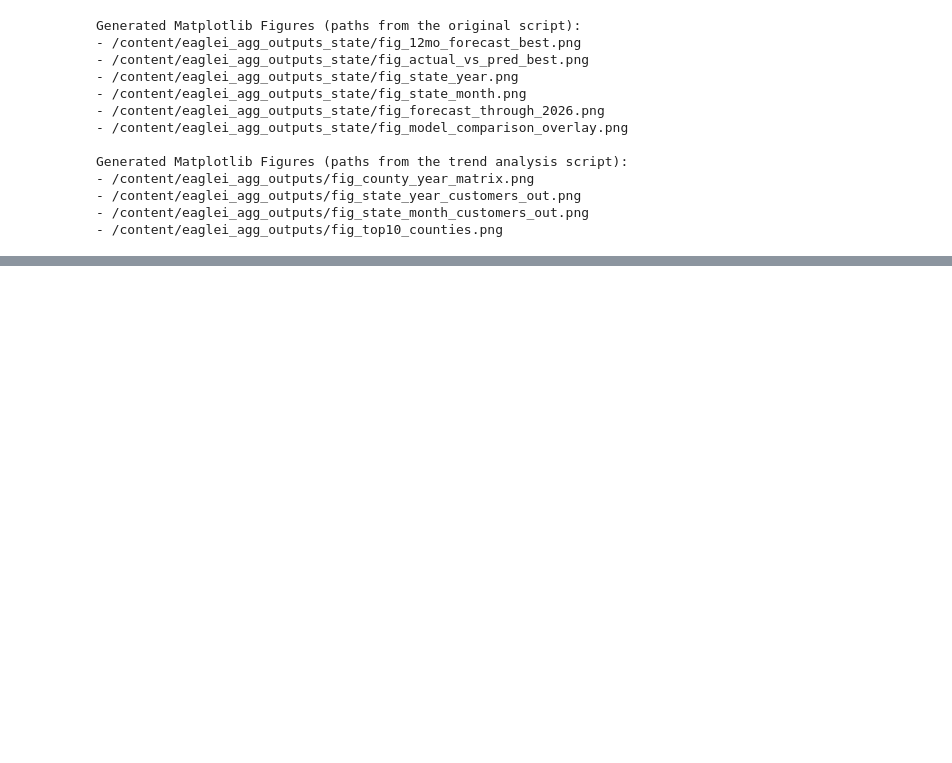
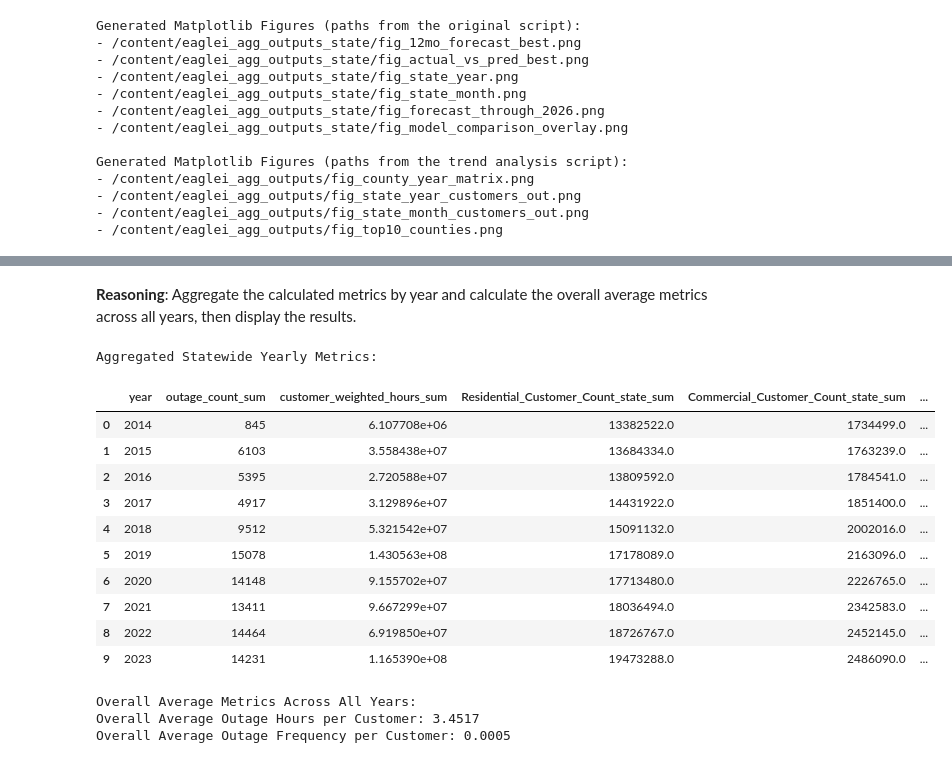
Before and after one commit to victorialovefranklin/Toward-Climate-Resilient-Energy-Systems, a Jupyter notebook: EAGLE_I_Aggregated_(Statewide)_Trends_Models_Forecast.ipynb, the cells around one changed output, grey strips where cells are left out. Saved outputs shown, nothing was run; the diff lists cells and outputs as text; code cells hidden in the pictures; blank space fills up the shorter version.

```diff
--- a/EAGLE_I_Aggregated_(Statewide)_Trends_Models_Forecast.ipynb
+++ b/EAGLE_I_Aggregated_(Statewide)_Trends_Models_Forecast.ipynb
@@ -1119,0 +1121,10 @@ Generated Matplotlib Figures (paths from the trend analysis script):
+# %%
+import pandas as pd
+
+eaglei_agg_df = pd.read_csv('/content/Eaglei_CA_Outages_Agg.csv')
+eia_territory_df = pd.read_csv('/content/EIA861_CA_Service_Territory_Cust.csv')
+eia_sales_df = pd.read_csv('/content/EIA861_CA_Sales_Cust.csv')
+
+display(eaglei_agg_df.head())
+display(eia_territory_df.head())
+display(eia_sales_df.head())
@@ -1119,0 +1453,20 @@ Generated Matplotlib Figures (paths from the trend analysis script):
+# %%
+import numpy as np
+
+# Calculate average outage hours per customer (handling division by zero)
+final_merged_state_df['avg_outage_hours_per_customer'] = np.where(
+    final_merged_state_df['Total_Customer_Count_state_sum'] != 0,
+    final_merged_state_df['customer_weighted_hours_sum'] / final_merged_state_df['Total_Customer_Count_state_sum'],
+    0
+)
+
+# Calculate outage frequency per customer (handling division by zero)
+final_merged_state_df['outage_frequency_per_customer'] = np.where(
+    final_merged_state_df['Total_Customer_Count_state_sum'] != 0,
+    final_merged_state_df['outage_count_sum'] / final_merged_state_df['Total_Customer_Count_state_sum'],
+    0
+)
+
+# Display the first few rows with the new metrics
+print("Final Merged State Data with Coverage Metrics:")
+display(final_merged_state_df.head())
@@ -1119,0 +1486,33 @@ Generated Matplotlib Figures (paths from the trend analysis script):
+# %% [markdown]
+**Reasoning**:
+Aggregate the calculated metrics by year and calculate the overall average metrics across all years, then display the results.
+# %%
+# Aggregate the calculated metrics by 'year' (already done in final_merged_state_df)
+# Display the resulting aggregated statewide yearly data
+print("Aggregated Statewide Yearly Metrics:")
+display(final_merged_state_df)
+
+# Calculate the mean of the 'avg_outage_hours_per_customer' and 'outage_frequency_per_customer' columns across all years
+overall_avg_outage_hours = final_merged_state_df['avg_outage_hours_per_customer'].mean()
+overall_avg_outage_frequency = final_merged_state_df['outage_frequency_per_customer'].mean()
+
+# Display the overall average metrics
+print("\nOverall Average Metrics Across All Years:")
+print(f"Overall Average Outage Hours per Customer: {overall_avg_outage_hours:.4f}")
+print(f"Overall Average Outage Frequency per Customer: {overall_avg_outage_frequency:.4f}")
+# %% [output]
+Aggregated Statewide Yearly Metrics:
+|  | year | outage_count_sum | customer_weighted_hours_sum | Residential_Customer_Count_state_sum | Commercial_Customer_Count_state_sum | ... |
+| 0 | 2014 | 845 | 6.107708e+06 | 13382522.0 | 1734499.0 | ... |
+| 1 | 2015 | 6103 | 3.558438e+07 | 13684334.0 | 1763239.0 | ... |
+| 2 | 2016 | 5395 | 2.720588e+07 | 13809592.0 | 1784541.0 | ... |
+| 3 | 2017 | 4917 | 3.129896e+07 | 14431922.0 | 1851400.0 | ... |
+| 4 | 2018 | 9512 | 5.321542e+07 | 15091132.0 | 2002016.0 | ... |
+| 5 | 2019 | 15078 | 1.430563e+08 | 17178089.0 | 2163096.0 | ... |
+| 6 | 2020 | 14148 | 9.155702e+07 | 17713480.0 | 2226765.0 | ... |
+| 7 | 2021 | 13411 | 9.667299e+07 | 18036494.0 | 2342583.0 | ... |
+| 8 | 2022 | 14464 | 6.919850e+07 | 18726767.0 | 2452145.0 | ... |
+| 9 | 2023 | 14231 | 1.165390e+08 | 19473288.0 | 2486090.0 | ... |
+Overall Average Metrics Across All Years:
+Overall Average Outage Hours per Customer: 3.4517
+Overall Average Outage Frequency per Customer: 0.0005
```
Also changed, not shown: parts of 22 cells of this notebook.
